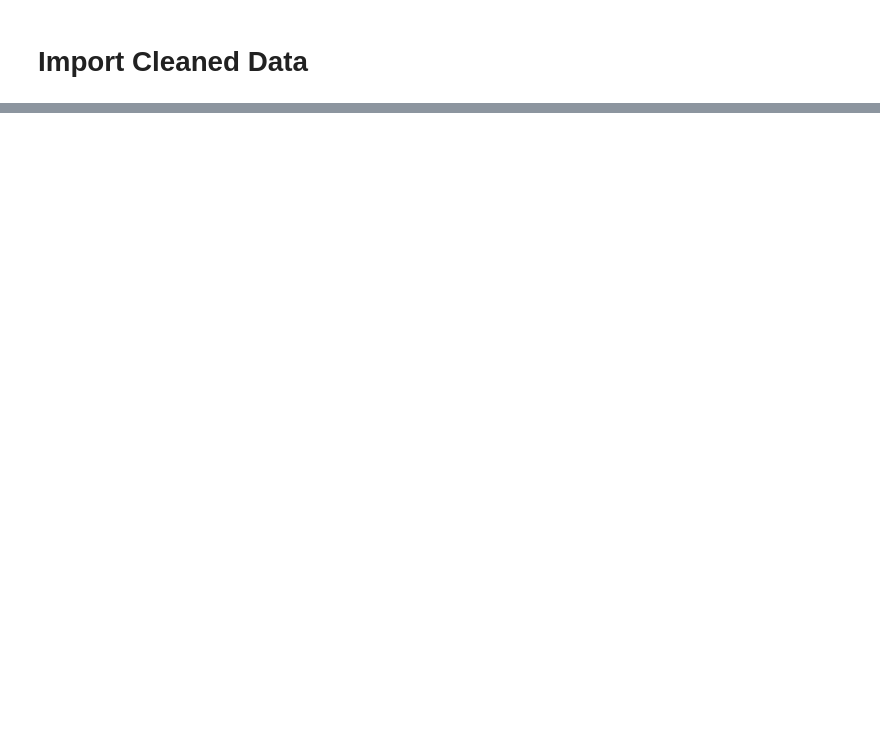
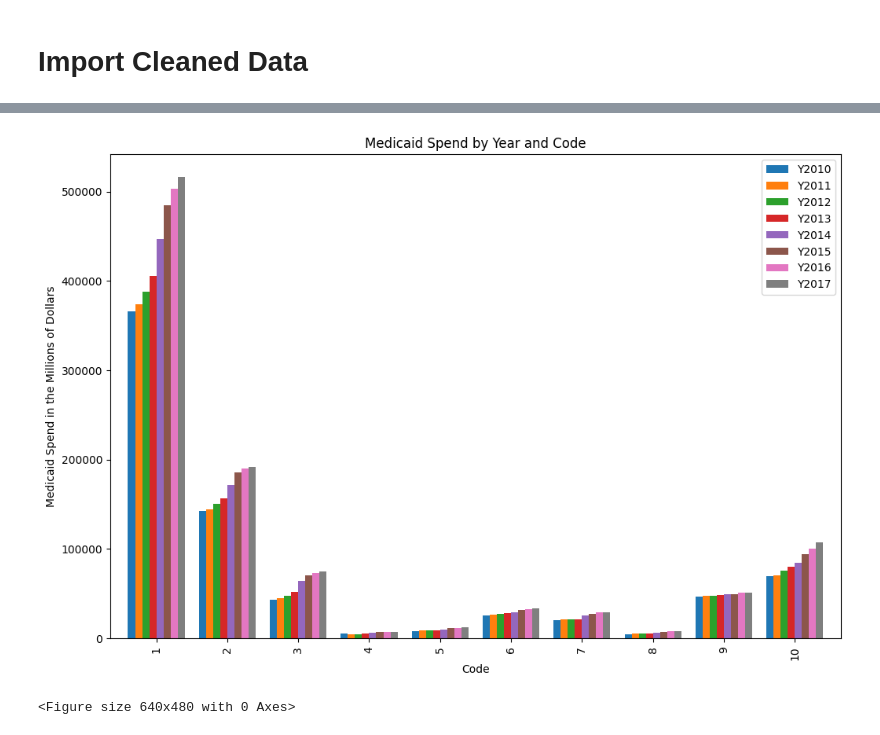
Before and after one commit to fuijo/Team-3-The-Outliers, a Jupyter notebook: GovVsPersonalSpending.ipynb, the cells around one changed output, grey strips where cells are left out. Cells and saved outputs as stored; diff of their text form; code cells hidden in the pictures; blank space fills up the shorter version.

Commit message:
Adding Government Program Spend Analysis

```diff
--- a/GovVsPersonalSpending.ipynb
+++ b/GovVsPersonalSpending.ipynb
@@ -25,0 +77,12 @@ NameError: name 'pd' is not defined
+# %%
+# Split data into groups based on State and Code, by Year
+TCaidAgg_df_grouped = TCaidAgg_df.groupby(['State_Name', 'Code'])
+sum_2010_2017_caid = TCaidAgg_df_grouped[["Y2010", "Y2011","Y2012","Y2013","Y2014","Y2015","Y2016","Y2017"]].sum()
+sum_2010_2017_caid.head()
+
+# Sum each code, by year, across all states
+TCaidAgg_df_groupedbycode = TCaidAgg_df.groupby(['Code']).sum()
+
+# Create DataFrame
+TCaidAgg_df_groupedbycode_df = pd.DataFrame(TCaidAgg_df_groupedbycode)
+TCaidAgg_df_groupedbycode_df
@@ -25,0 +102,9 @@ NameError: name 'pd' is not defined
+# %%
+# Plot bar graph by year and code
+medicaid_year_bycode = TCaidAgg_df_groupedbycode.plot(kind='bar', figsize=(12,8), width=0.8, title='Medicaid Spend by Year and Code')
+medicaid_year_bycode.set_ylabel("Medicaid Spend in the Millions of Dollars")
+plt.show()
+plt.tight_layout()
+# %% [output]
+[figure, added]
+<Figure size 640x480 with 0 Axes>
```
Also changed, not shown: parts of 27 cells of this notebook, 10 other files.
